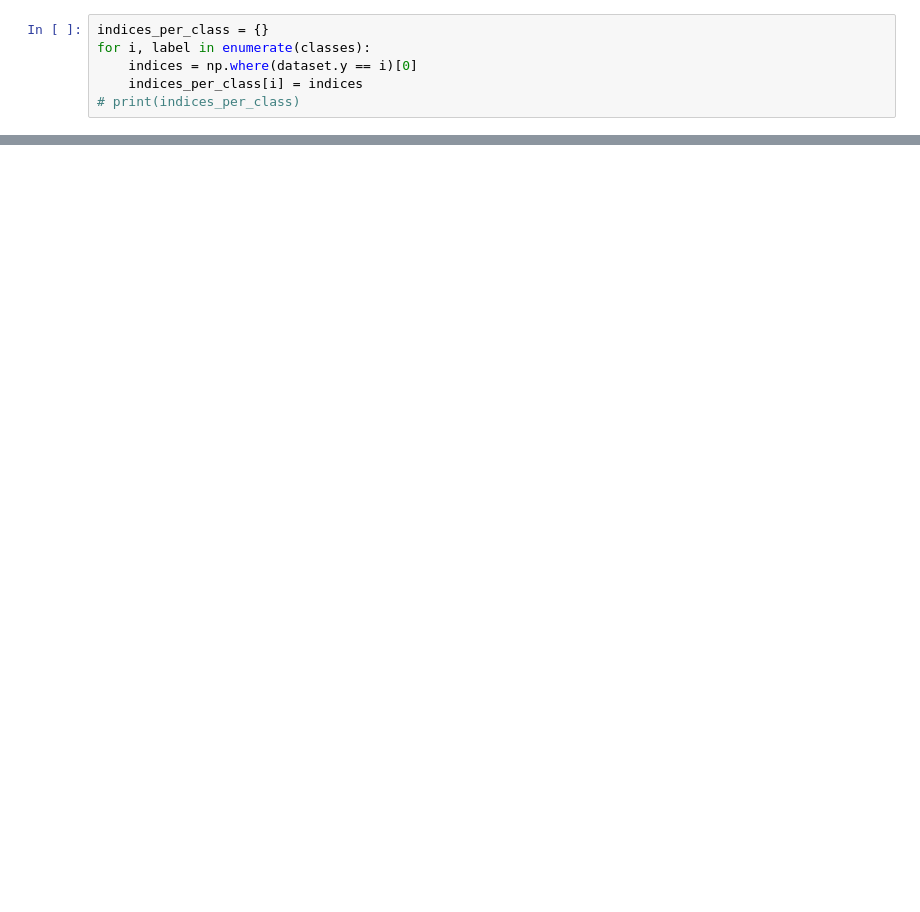
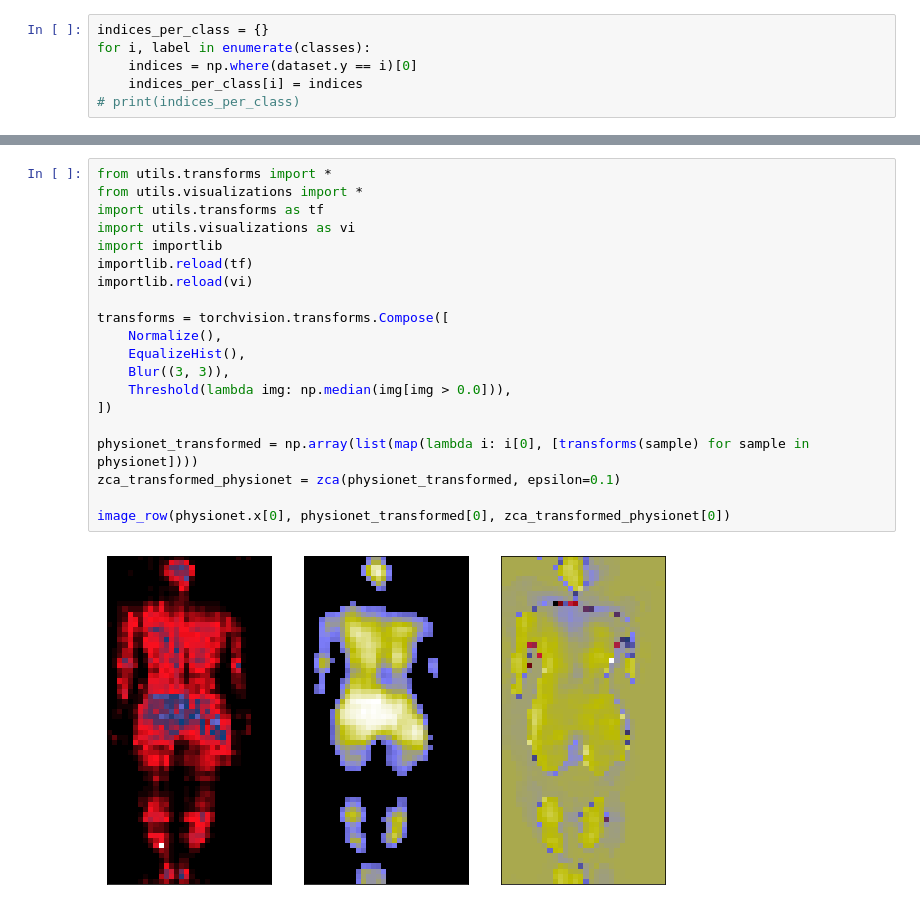
Before and after one commit to jb3rndt/wisemat-posture-classification, a Jupyter notebook: transforms_visualizations.ipynb, the cells around one changed output, grey strips where cells are left out. Cells and saved outputs as stored; diff of their text form; blank space fills up the shorter version.

```diff
--- a/transforms_visualizations.ipynb
+++ b/transforms_visualizations.ipynb
@@ -56,3 +73,25 @@ plot_image(zca(X, epsilon=1e-5)[0])
+# %%
+from utils.transforms import *
+from utils.visualizations import *
+import utils.transforms as tf
+import utils.visualizations as vi
+import importlib
+importlib.reload(tf)
+importlib.reload(vi)
+
+transforms = torchvision.transforms.Compose([
+    Normalize(),
+    EqualizeHist(),
+    Blur((3, 3)),
+    Threshold(lambda img: np.median(img[img > 0.0])),
+])
+
+physionet_transformed = np.array(list(map(lambda i: i[0], [transforms(sample) for sample in physionet])))
+zca_transformed_physionet = zca(physionet_transformed, epsilon=0.1)
+
+image_row(physionet.x[0], physionet_transformed[0], zca_transformed_physionet[0])
+# %% [output]
+[figure, added]
 # %%
 plot_samples(dataset, sample_indices, classes, transform = torchvision.transforms.Compose([
         *basic_transforms,
```
Also changed, not shown: parts of 7 cells of this notebook, 3 other files.
